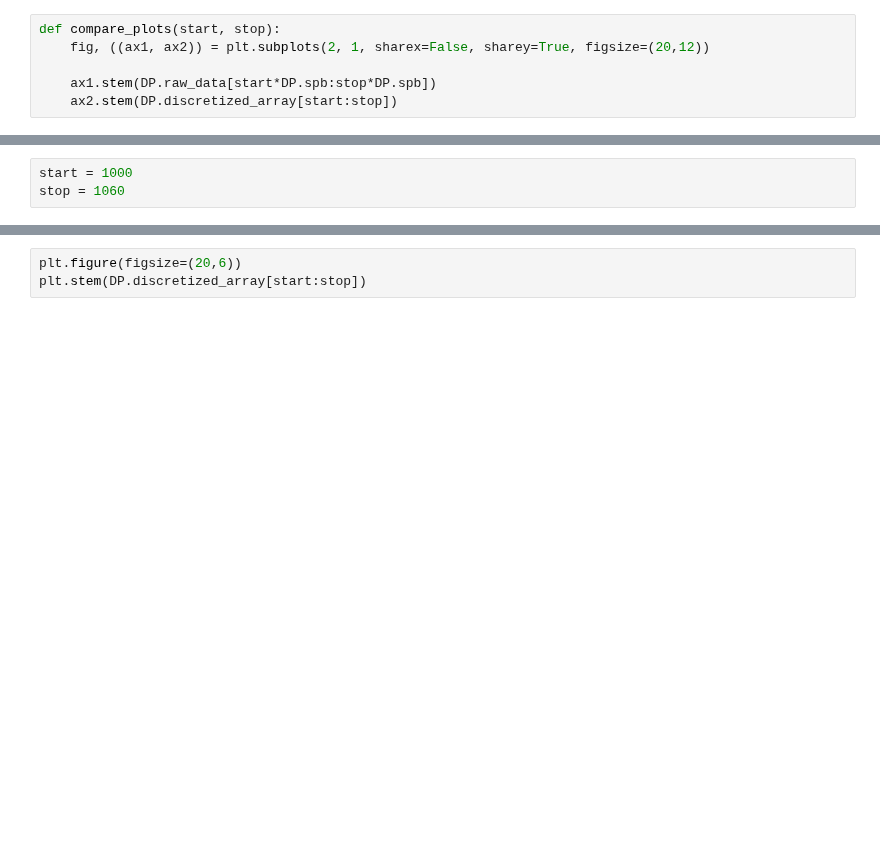
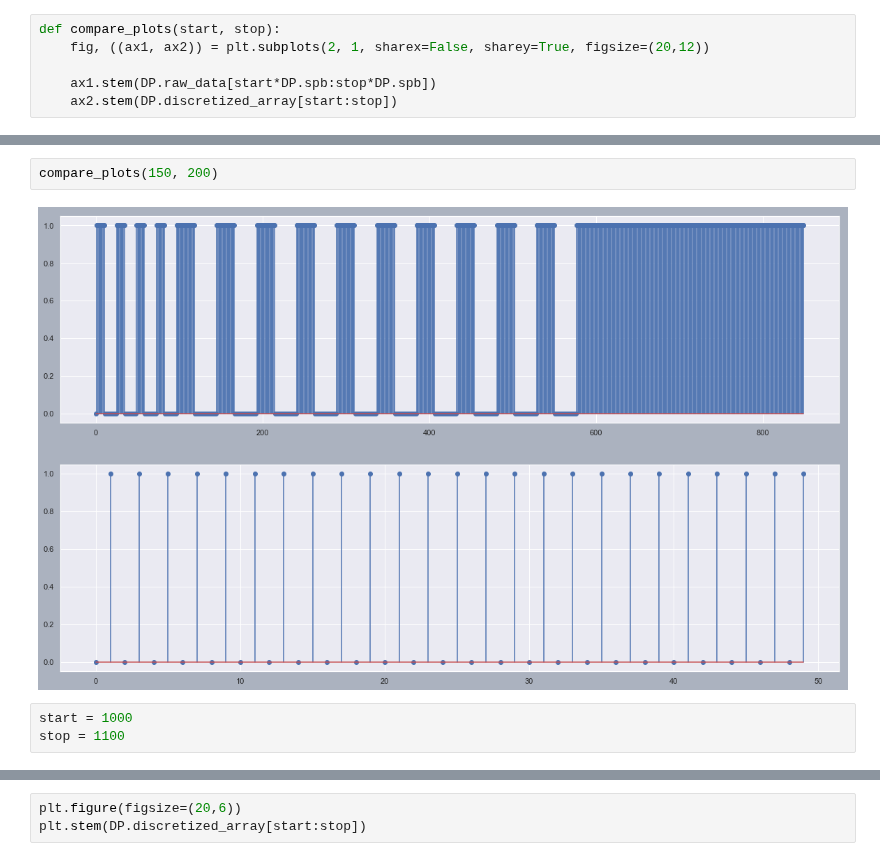
Before and after one commit to tjbergst/data-parsing, a Jupyter notebook: code-parser-translation.ipynb, the cells around one changed output, grey strips where cells are left out. Drawn from its saved outputs; the diff is of its cells as text; blank space fills up the shorter version.

```diff
--- a/code-parser-translation.ipynb
+++ b/code-parser-translation.ipynb
@@ -375,4 +476,8 @@ compare_plots(0, 50)
+# %%
+compare_plots(150, 200)
+# %% [output]
+[figure, added]
 # %%
 start = 1000
-stop = 1060
+stop = 1100
 # %%
```
Also changed, not shown: parts of 21 cells of this notebook.
